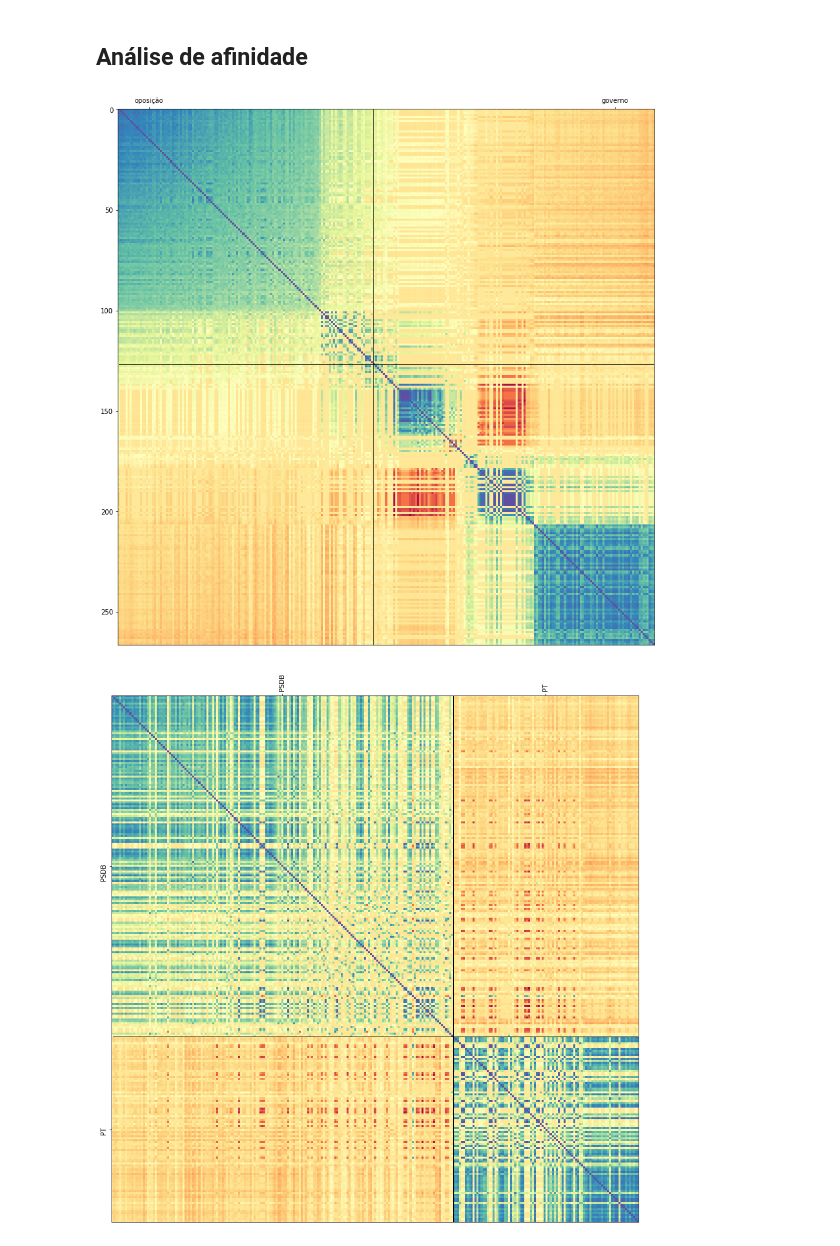
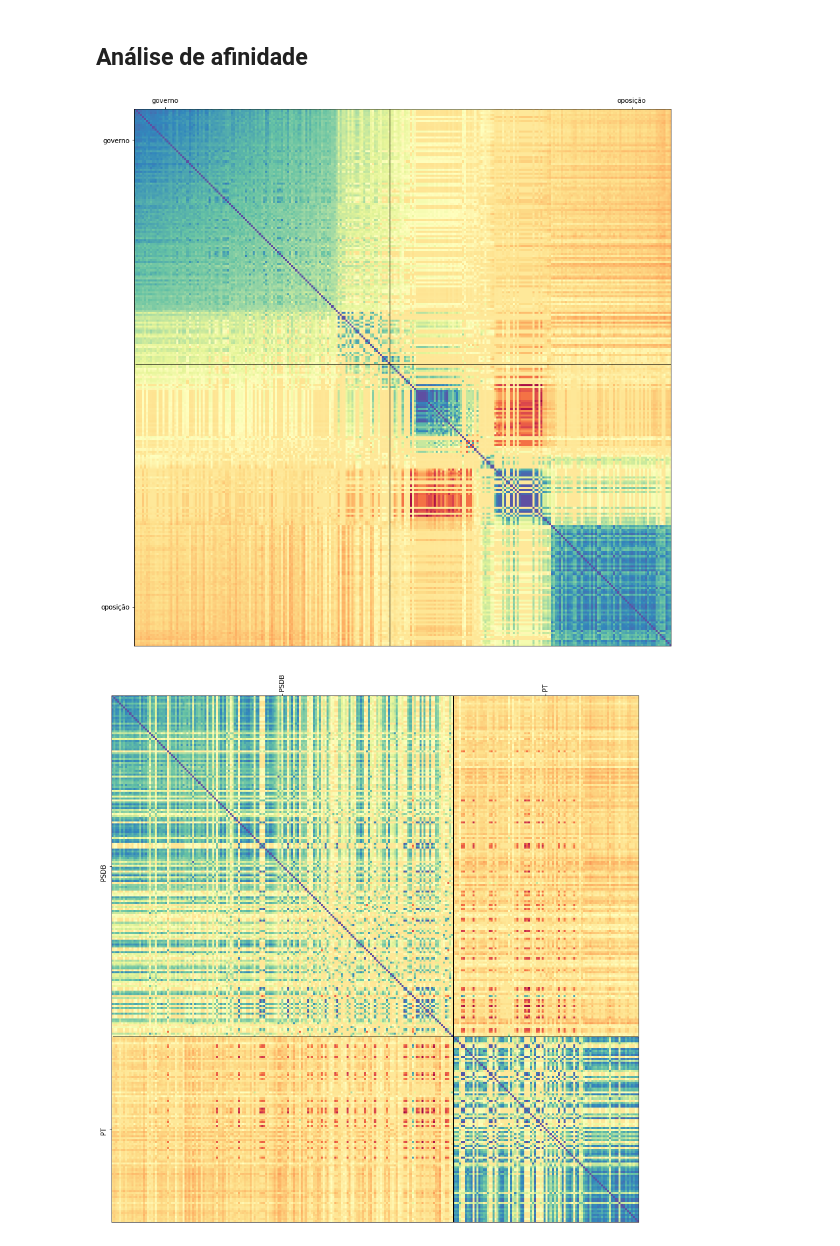
Before and after one commit to rw88/ufabc-fundmat-deputados, a Jupyter notebook: Deputados.ipynb, the cells around one changed output. Saved outputs shown, nothing was run; the diff lists cells and outputs as text; code cells hidden in the pictures.

Commit message:
change govern labels

```diff
--- a/Deputados.ipynb
+++ b/Deputados.ipynb
@@ -133,16 +133,20 @@ corr_afinidade = corr_afinidade[:,iafinidade]
 # %%
 fig,ax = plt.subplots(figsize=(20,15))
 ax.imshow(corr_afinidade,cmap=plt.get_cmap('Spectral'))
 ax.plot([0,deputados.shape[0]-1],[cut,cut],color='black',lw=1)
 ax.plot([cut,cut],[0,deputados.shape[0]-1],color='black',lw=1)
 ax.set_xticks([15,deputados.shape[0]-20])
 #ax.set_yticks(range(len(deputados)))
-ax.set_xticklabels([u"oposição",u"governo"])
+ax.set_xticklabels([u"governo",u"oposição"])
+ax.set_yticklabels([u"governo",u"oposição"])
+
+ax.set_yticks([15,deputados.shape[0]-20])
+
 #ax.set_yticklabels(deputados[iafinidade])
 ax.xaxis.tick_top()
 plt.show()
 # %% [output]
-[figure, old version]
+[figure, new version]
 # %%
 part_ord = np.lexsort([iafinidade,partidos])
 corr_partido = corr[part_ord,:]
```
